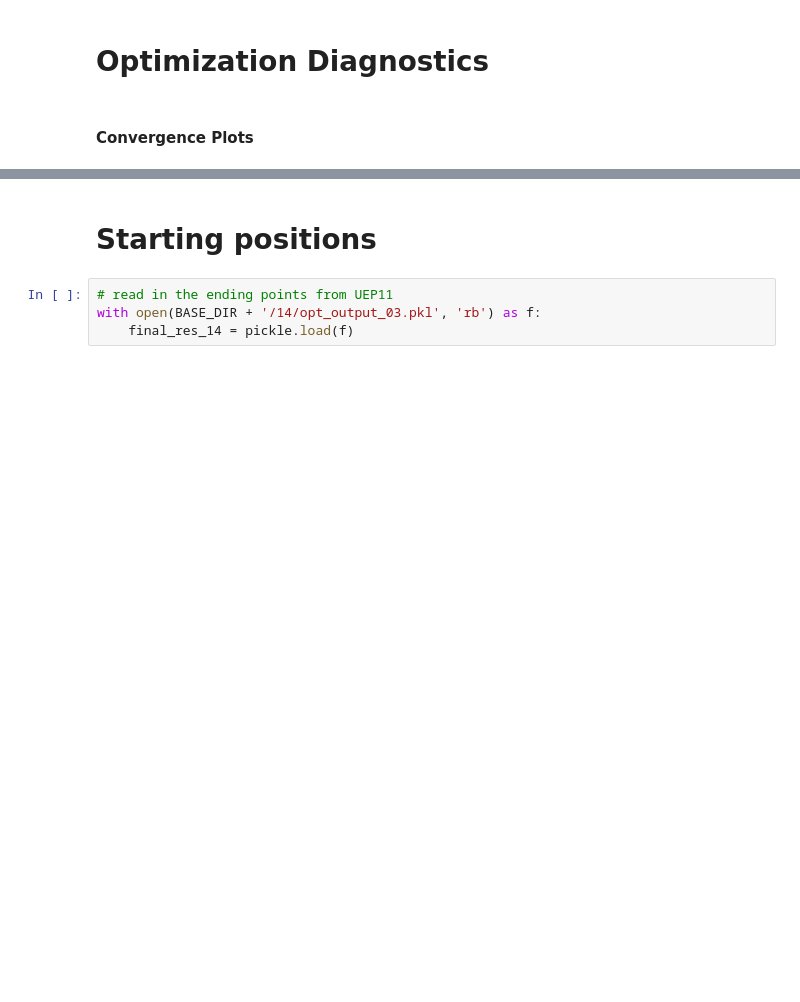
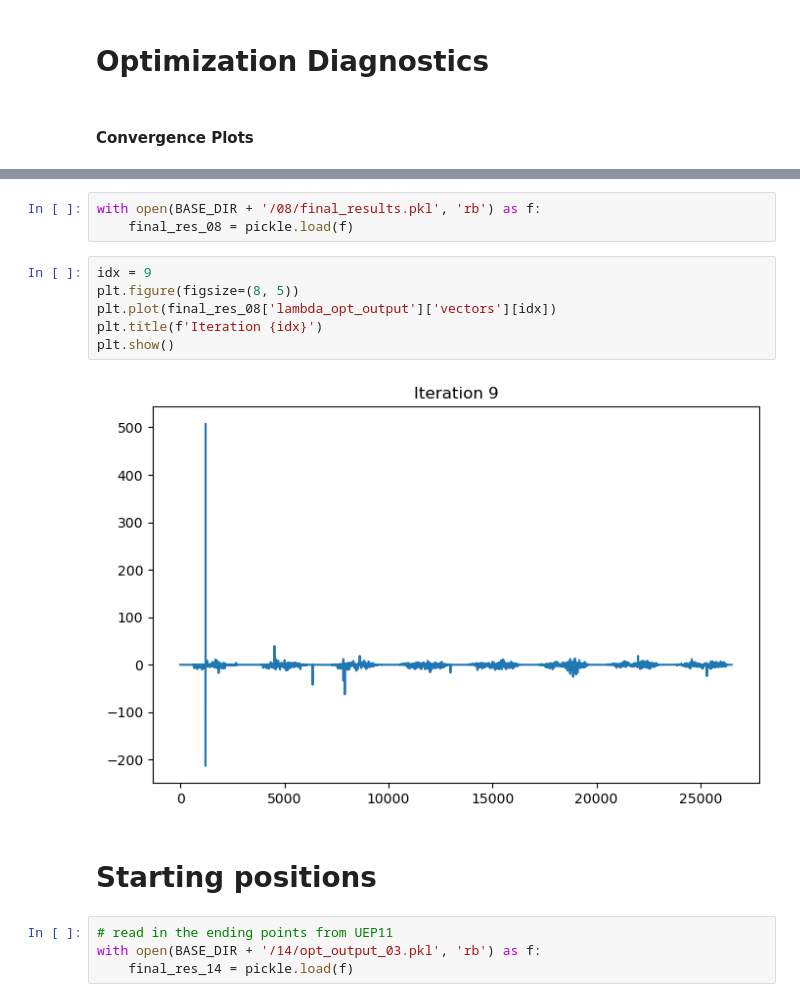
Before and after one commit to mcstanle/cf_inversion_sb_admm, a Jupyter notebook: output_investigations_15.ipynb, the cells around one changed output, grey strips where cells are left out. Cells and saved outputs as stored; diff of their text form; blank space fills up the shorter version.

```diff
--- a/output_investigations_15.ipynb
+++ b/output_investigations_15.ipynb
@@ -122,3 +270,14 @@ def month_map_plot(df, w_col_str, norm, vmin=None, vmax=None, figsize=(12, 16),
+# %%
+with open(BASE_DIR + '/08/final_results.pkl', 'rb') as f:
+    final_res_08 = pickle.load(f)
+# %%
+idx = 9
+plt.figure(figsize=(8, 5))
+plt.plot(final_res_08['lambda_opt_output']['vectors'][idx])
+plt.title(f'Iteration {idx}')
+plt.show()
+# %% [output]
+[figure, added]
 # %% [markdown]
 # Starting positions
 # %%
```
Also changed, not shown: parts of 11 cells of this notebook, 4 other files.
